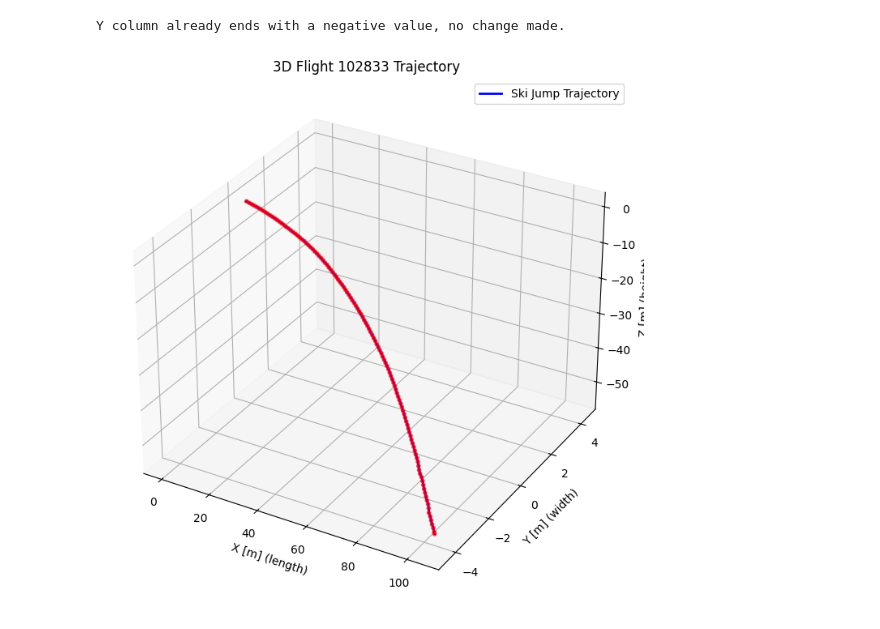
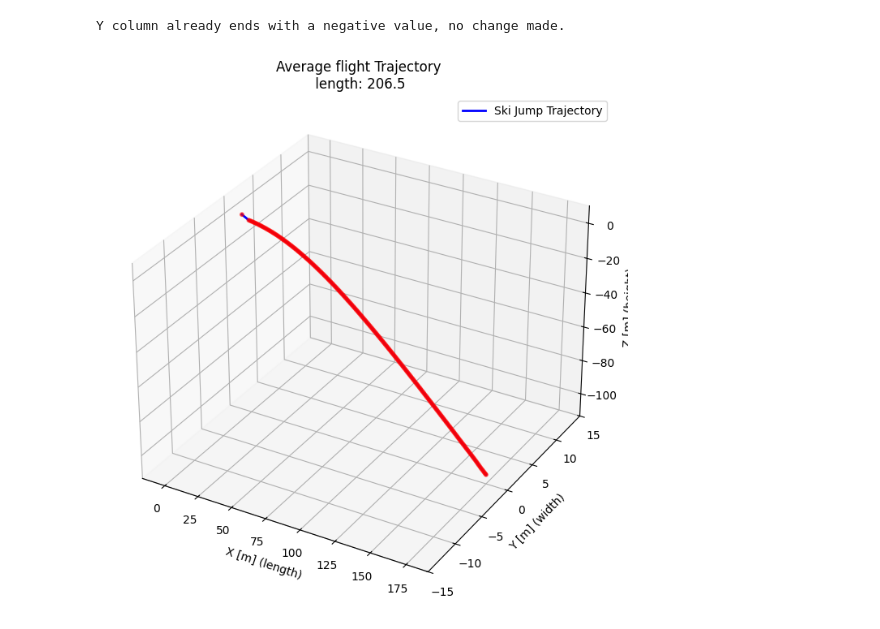
Before and after one commit to zivaheg/smucarski_skoki, a Jupyter notebook: simulation/1data_info.ipynb, the cells around one changed output. Drawn from its saved outputs; the diff is of its cells as text; code cells hidden in the pictures.

Commit message:
average flight visualizaton

```diff
--- a/simulation/1data_info.ipynb
+++ b/simulation/1data_info.ipynb
@@ -3,7 +3,8 @@ importamo en file
 # %%
 import pandas as pd
 
-df = pd.read_csv("2024_03_Planica_12_winds/999_999_Jumper_Anon_ANO_1_20240409-103100_C_OfficialResults.csv", sep=';', decimal=',')
+#df = pd.read_csv("2024_03_Planica_12_winds/999_999_Jumper_Anon_ANO_1_20240409-103100_C_OfficialResults.csv", sep=';', decimal=',')
+df_cleaned = pd.read_csv("average_flight.csv")
 # %% [markdown]
 ## Priprava podatkov
 # %%
@@ -236,30 +237,30 @@ Y column already ends with a negative value, no change made.
 # %%
 import matplotlib.pyplot as plt
 from mpl_toolkits.mplot3d import Axes3D
 import numpy as np
 
 # koordinate z začetkom v (0, 0, 0)
 x = df_cleaned["X [m]"][1:].astype(float).to_numpy()
 y = df_cleaned["Y [m]"][1:].astype(float).to_numpy()
 z = df_cleaned["Z [m]"][1:].astype(float).to_numpy()
 #x = np.insert(x_data, 0, 0.0)
 #y = np.insert(y_data, 0, 0.0)
 #z = np.insert(z_data, 0, 0.0)
 
 # Plot
 fig = plt.figure(figsize=(10, 7))
 ax = fig.add_subplot(111, projection='3d')
 
 ax.plot3D(x, y, z, label='Ski Jump Trajectory', color='blue', linewidth=2)
 ax.scatter3D(x, y, z, color='red', s=10, alpha=0.6)
 
-ax.set_ylim(-5, 5)
-ax.set_title("3D Flight 102833 Trajectory")
+ax.set_ylim(-15, 15)
+ax.set_title("Average flight Trajectory\n length: 206.5")
 ax.set_xlabel("X [m] (length)")
 ax.set_ylabel("Y [m] (width)")
 ax.set_zlabel("Z [m] (height)")
 ax.legend()
 plt.tight_layout()
 plt.show()
 # %% [output]
-[figure, old version]
+[figure, new version]
```
Also changed, not shown: 1 other file.
